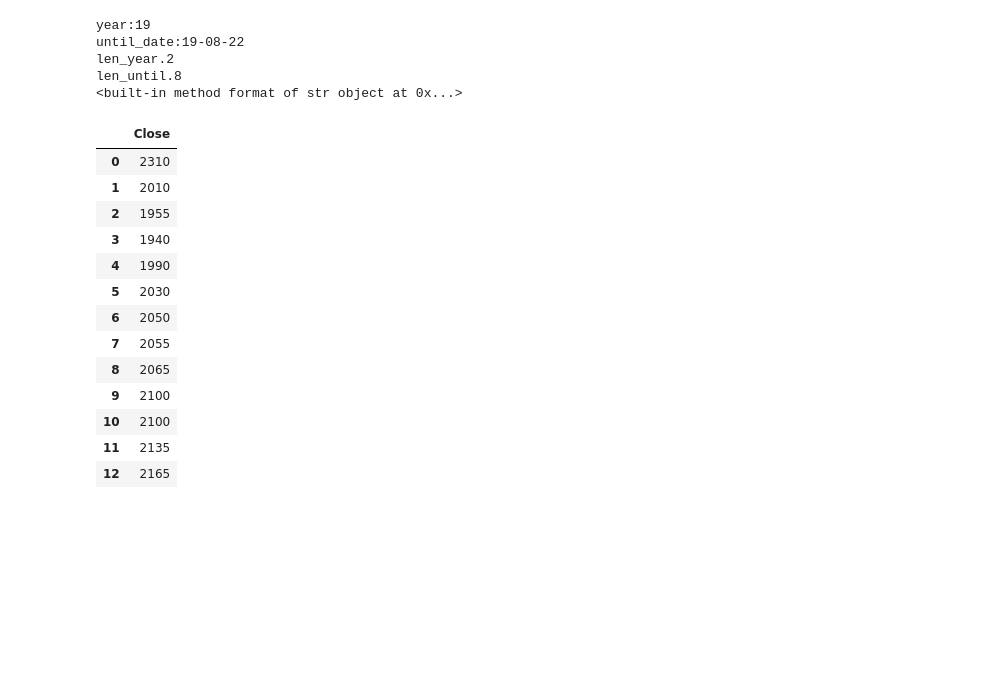
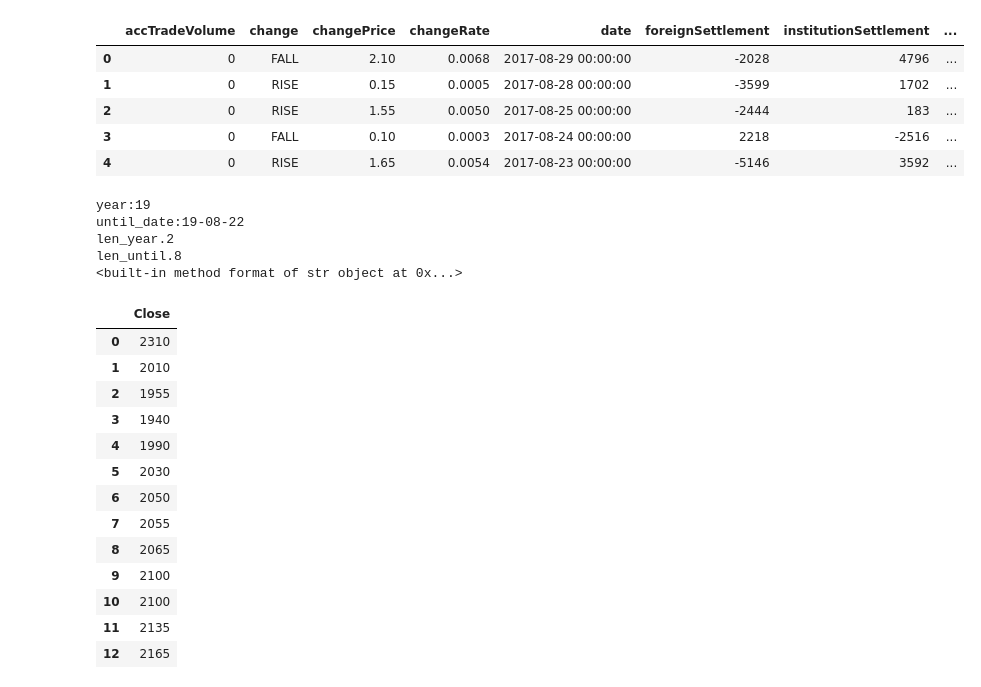
Before and after one commit to linux386/first_module, a Jupyter notebook: Untitled1.ipynb, the cells around one changed output. Saved outputs shown, nothing was run; the diff lists cells and outputs as text; code cells hidden in the pictures; blank space fills up the shorter version.

```diff
--- a/Untitled1.ipynb
+++ b/Untitled1.ipynb
@@ -536,3 +369,12 @@ name_list
+# %%
+df
+# %% [output]
+|  | accTradeVolume | change | changePrice | changeRate | date | foreignSettlement | institutionSettlement | ... |
+| 0 | 0 | FALL | 2.10 | 0.0068 | 2017-08-29 00:00:00 | -2028 | 4796 | ... |
+| 1 | 0 | RISE | 0.15 | 0.0005 | 2017-08-28 00:00:00 | -3599 | 1702 | ... |
+| 2 | 0 | RISE | 1.55 | 0.0050 | 2017-08-25 00:00:00 | -2444 | 183 | ... |
+| 3 | 0 | FALL | 0.10 | 0.0003 | 2017-08-24 00:00:00 | 2218 | -2516 | ... |
+| 4 | 0 | RISE | 1.65 | 0.0054 | 2017-08-23 00:00:00 | -5146 | 3592 | ... |
 # %%
 a.until_date
 # %%
```
Also changed, not shown: parts of 23 cells of this notebook, 2 other files.
